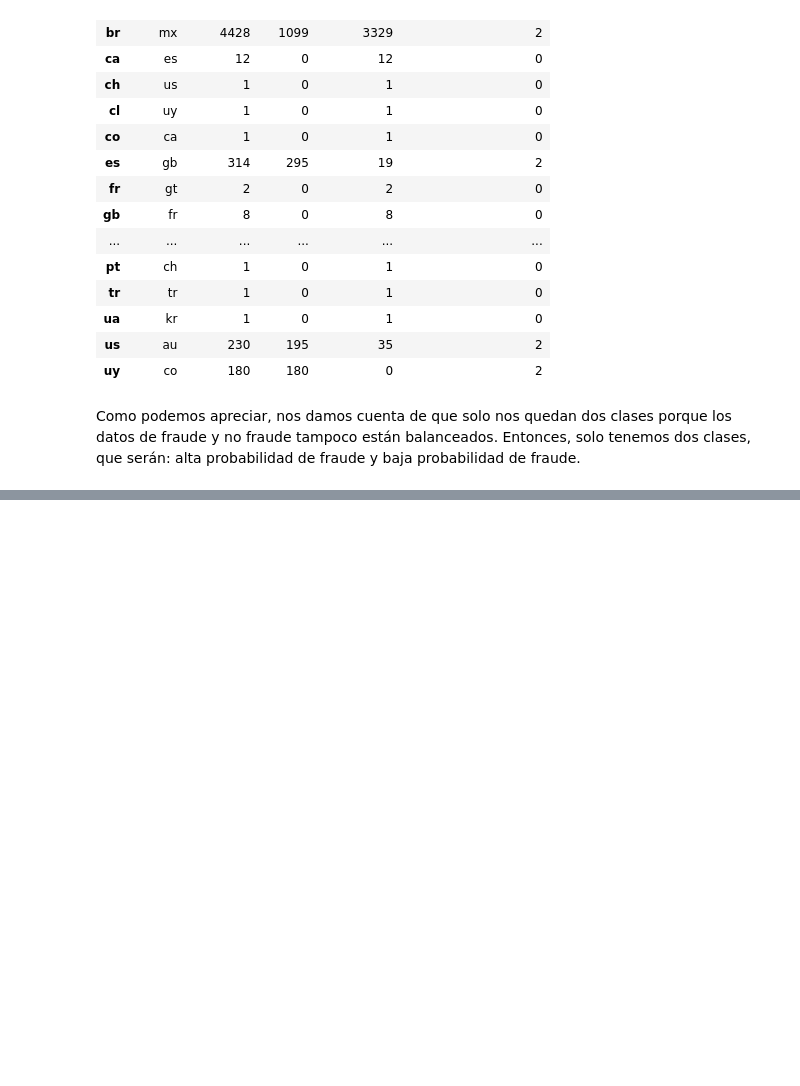
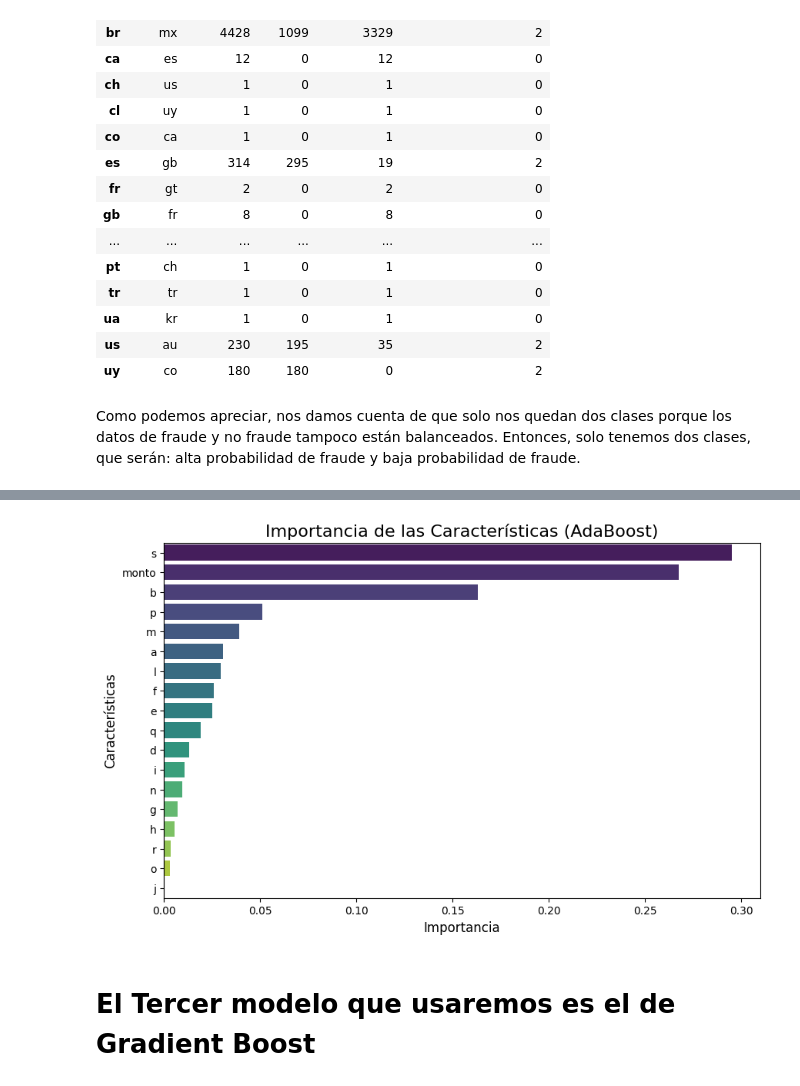
Before and after one commit to awitadelulo/Final_machine_learning_bc, a Jupyter notebook: Final_machine_learning_jhonatan.ipynb, the cells around one changed output, grey strips where cells are left out. Cells and saved outputs as stored; diff of their text form; code cells hidden in the pictures; blank space fills up the shorter version.

```diff
--- a/Final_machine_learning_jhonatan.ipynb
+++ b/Final_machine_learning_jhonatan.ipynb
@@ -512,0 +660,8 @@ Como podemos apreciar, nos damos cuenta de que solo nos quedan dos clases porque
+# %%
+model_AdaBoost=random_forest() # tengo datos definidos por default
+model_model_AdaBoost_fit=random_forest_fit(data_train=data_train_80, data_train_target=target_train_80, model=model_AdaBoost)
+plot_importance_AB(data=data_train_80, model_fit=model_model_AdaBoost_fit)
+# %% [output]
+[figure, added]
+# %% [markdown]
+# El Tercer modelo que usaremos es el de Gradient Boost
```
Also changed, not shown: parts of 30 cells of this notebook, 7 other files.
